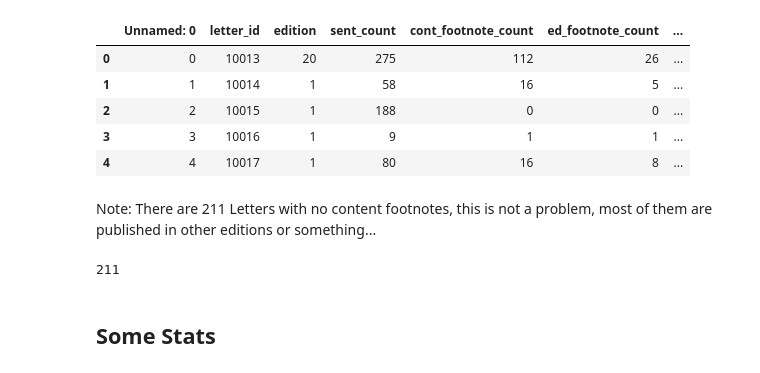
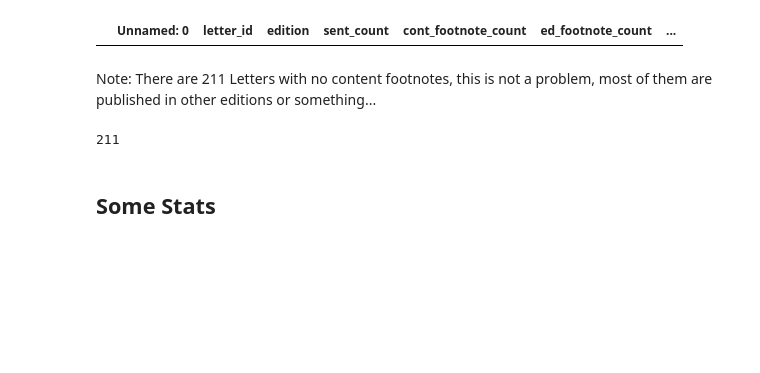
Before and after one commit to Boffl/BullingerDigitalLMFootnotes, a Jupyter notebook: prepare_data.ipynb, the cells around one changed output. Drawn from its saved outputs; the diff is of its cells as text; code cells hidden in the pictures; blank space fills up the shorter version.

```diff
--- a/prepare_data.ipynb
+++ b/prepare_data.ipynb
@@ -10,19 +10,14 @@ with open("data/id_to_edition_map.json", "r", encoding="utf-8") as injson:
 # %%
 # get the letter df
 # infolder = "../bullinger-korpus-tei-main/bullinger-korpus-tei-main/data/letters"
 # letter_df = make_letter_df(infolder, id_to_edition)  # takes about 2 minutes...
 # letter_df["footnotes_per_sentence"] = letter_df.cont_footnote_count / letter_df.sent_count  # content footnotes per sentence for the stats
 # letter_df.to_csv("letter_stats.csv")
-letter_df = pd.read_csv("data/letter_df.csv")
+letter_df = pd.read_csv("data/letter_df_test.csv")
 
 letter_df.head()
 # %% [output]
 |  | Unnamed: 0 | letter_id | edition | sent_count | cont_footnote_count | ed_footnote_count | ... |
-| 0 | 0 | 10013 | 20 | 275 | 112 | 26 | ... |
-| 1 | 1 | 10014 | 1 | 58 | 16 | 5 | ... |
-| 2 | 2 | 10015 | 1 | 188 | 0 | 0 | ... |
-| 3 | 3 | 10016 | 1 | 9 | 1 | 1 | ... |
-| 4 | 4 | 10017 | 1 | 80 | 16 | 8 | ... |
 # %% [markdown]
 Note: There are 211 Letters with no content footnotes, this is not a problem, most of them are published in other editions or something...
 # %%
```
Also changed, not shown: 1 other file.
